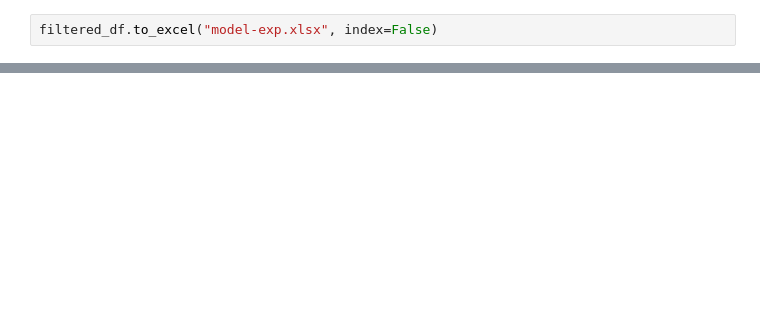
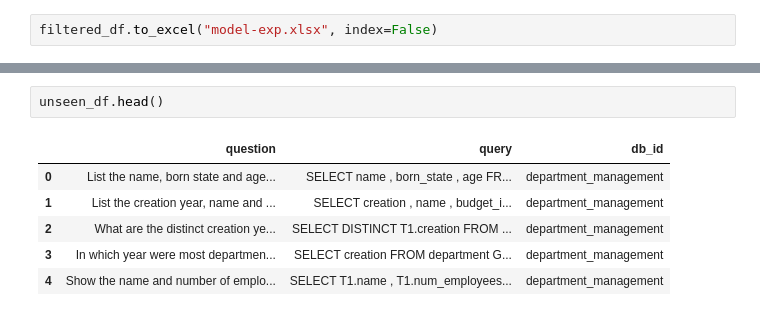
Before and after one commit to ThanawatTP/ChatQ, a Jupyter notebook: Expirements/model-expirement.ipynb, the cells around one changed output, grey strips where cells are left out. Drawn from its saved outputs; the diff is of its cells as text; blank space fills up the shorter version.

```diff
--- a/Expirements/model-expirement.ipynb
+++ b/Expirements/model-expirement.ipynb
@@ -137,0 +191,9 @@ filtered_df.to_excel("model-exp.xlsx", index=False)
+# %%
+unseen_df.head()
+# %% [output]
+|  | question | query | db_id |
+| 0 | List the name, born state and age... | SELECT name , born_state , age FR... | department_management |
+| 1 | List the creation year, name and ... | SELECT creation , name , budget_i... | department_management |
+| 2 | What are the distinct creation ye... | SELECT DISTINCT T1.creation FROM ... | department_management |
+| 3 | In which year were most departmen... | SELECT creation FROM department G... | department_management |
+| 4 | Show the name and number of emplo... | SELECT T1.name , T1.num_employees... | department_management |
```
Also changed, not shown: parts of 16 cells of this notebook, 7 other files.
